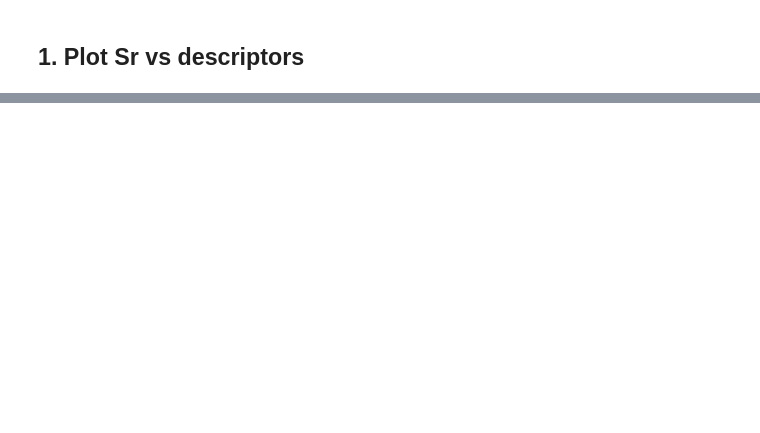
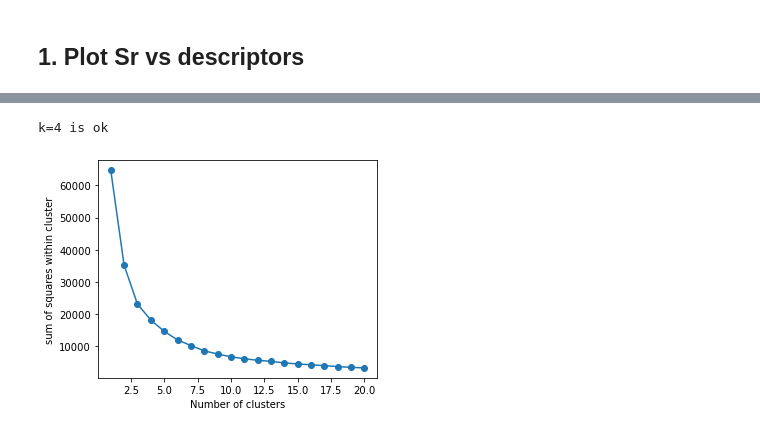
Before and after one commit to fvanoorschot/global_sr_module, a Jupyter notebook: run_script_prediction.ipynb, the cells around one changed output, grey strips where cells are left out. Cells and saved outputs as stored; diff of their text form; code cells hidden in the pictures; blank space fills up the shorter version.

```diff
--- a/run_script_prediction.ipynb
+++ b/run_script_prediction.ipynb
@@ -469,0 +476,16 @@ ld_sort
+# %%
+#Identify the number of clusters
+s=[]
+for i in range(1,21):
+    kmeans = KMeans(i, random_state=42)
+    kmeans.fit(pca_df)
+    s.append(kmeans.inertia_)
+# plot cluster scores
+plt.figure(figsize=(5,4))
+plt.plot(range(1,21),s,'-o')
+plt.xlabel('Number of clusters')
+plt.ylabel('sum of squares within cluster')
+print('k=4 is ok')
+# %% [output]
+k=4 is ok
+[figure, added]
```
Also changed, not shown: parts of 28 cells of this notebook.
